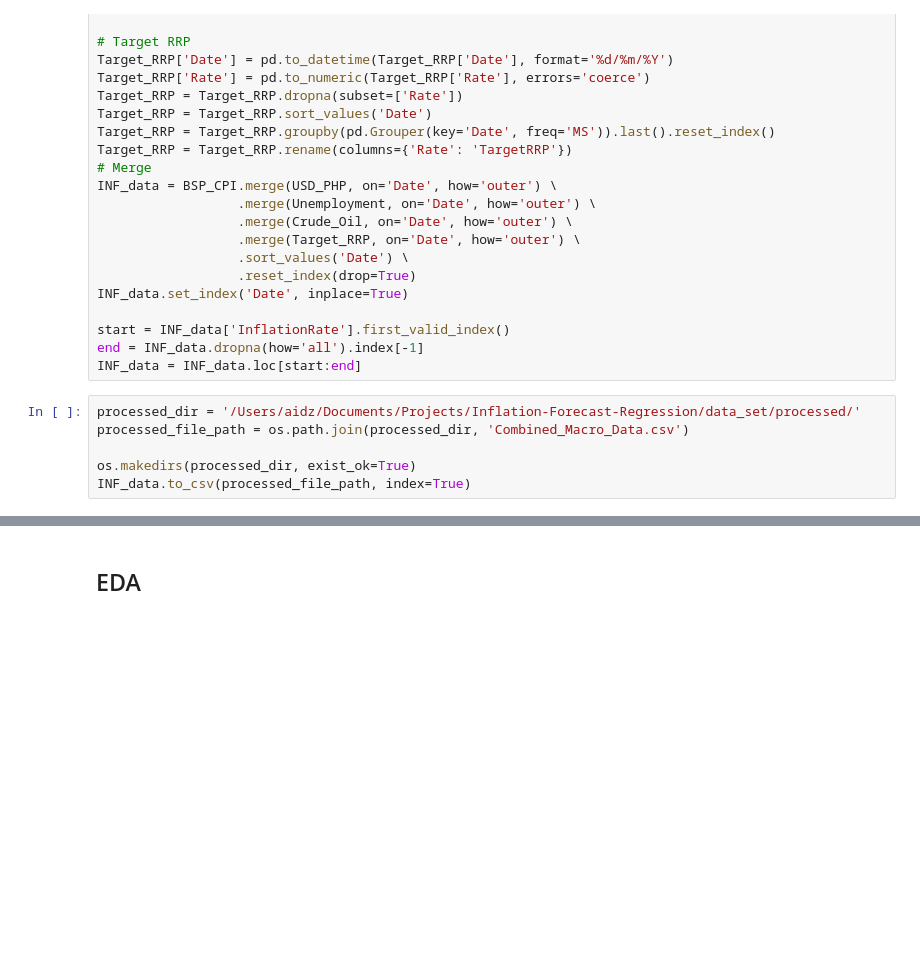
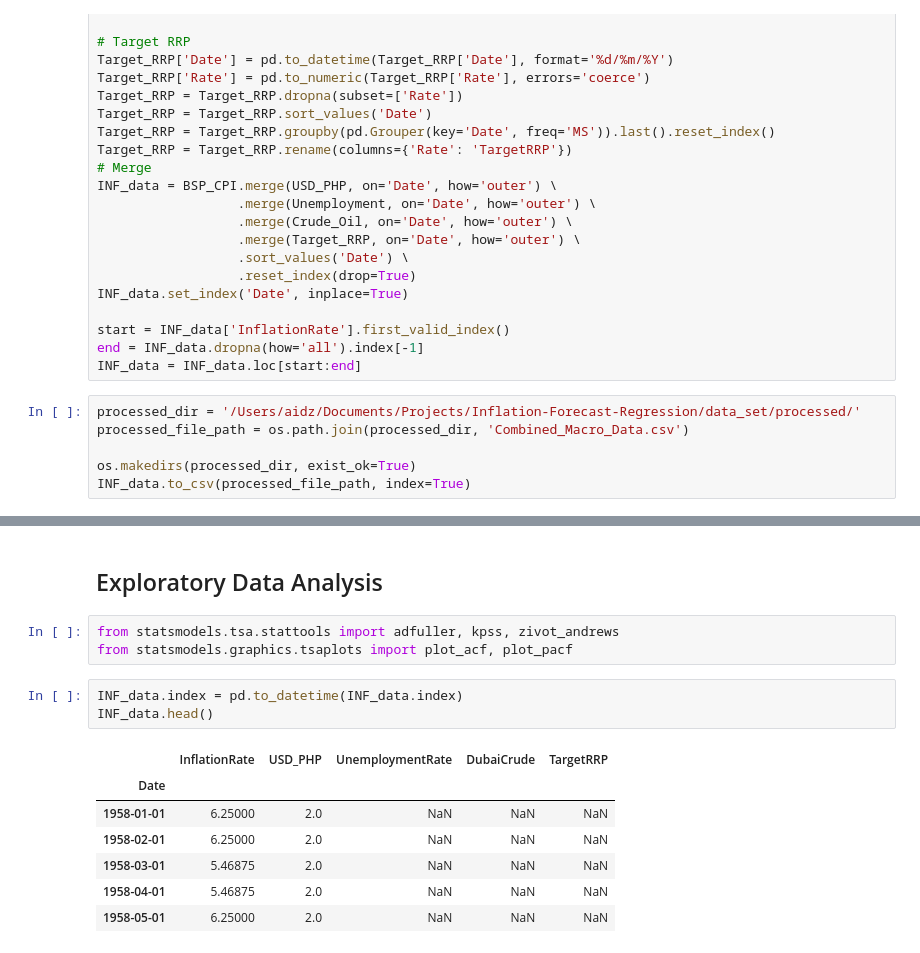
Before and after one commit to USERc137/Inflation-Forecast-Regression, a Jupyter notebook: inf_forecast.ipynb, the cells around one changed output, grey strips where cells are left out. Saved outputs shown, nothing was run; the diff lists cells and outputs as text; blank space fills up the shorter version.

Commit message:
modified:   inf_forecast.ipynb 	new file:   output_files/YY_INF_RATE.png 	new file:   output_files/YY_INF_RATE_HISTOGRAM.png

```diff
--- a/inf_forecast.ipynb
+++ b/inf_forecast.ipynb
@@ -76,4 +76,18 @@ array([<Axes: xlabel='Date'>, <Axes: xlabel='Date'>,
        <Axes: xlabel='Date'>], dtype=object)
 [drawing not drawn]
 # %% [markdown]
-## EDA
+## Exploratory Data Analysis
+# %%
+from statsmodels.tsa.stattools import adfuller, kpss, zivot_andrews
+from statsmodels.graphics.tsaplots import plot_acf, plot_pacf
+# %%
+INF_data.index = pd.to_datetime(INF_data.index)
+INF_data.head()
+# %% [output]
+|  | InflationRate | USD_PHP | UnemploymentRate | DubaiCrude | TargetRRP |
+| Date |  |  |  |  |  |
+| 1958-01-01 | 6.25000 | 2.0 | NaN | NaN | NaN |
+| 1958-02-01 | 6.25000 | 2.0 | NaN | NaN | NaN |
+| 1958-03-01 | 5.46875 | 2.0 | NaN | NaN | NaN |
+| 1958-04-01 | 5.46875 | 2.0 | NaN | NaN | NaN |
+| 1958-05-01 | 6.25000 | 2.0 | NaN | NaN | NaN |
```
Also changed, not shown: parts of 20 cells of this notebook, 2 other files.
